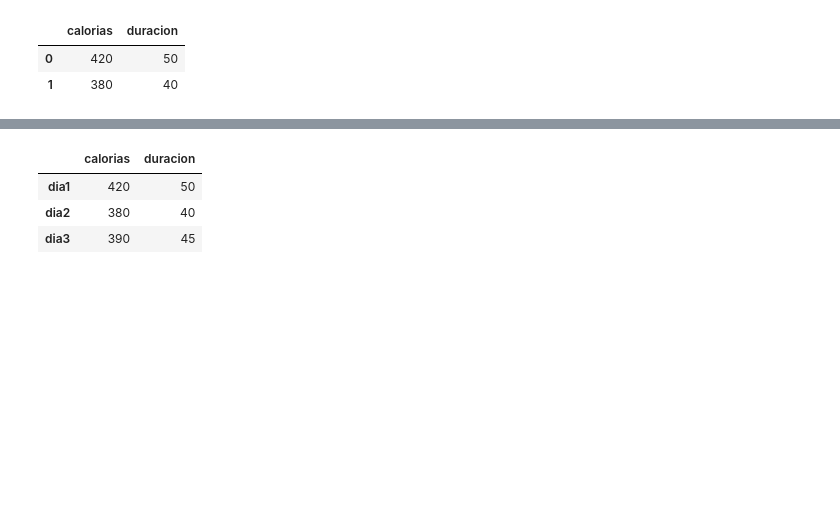
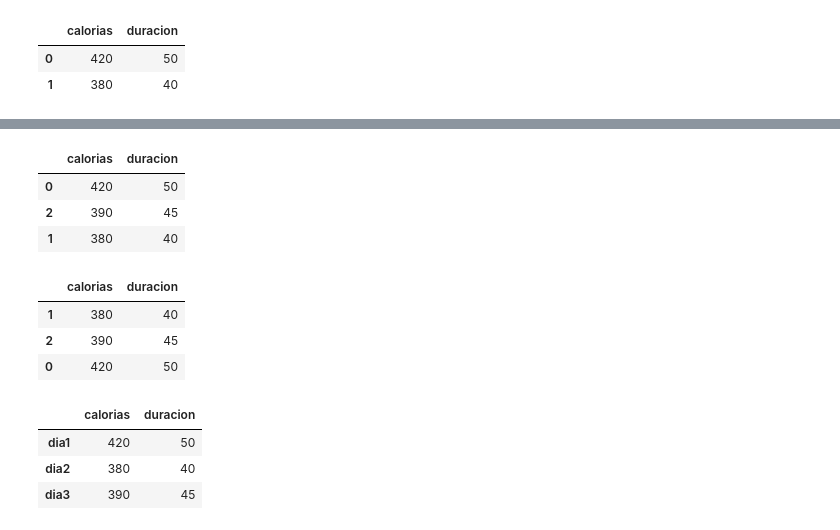
Before and after one commit to ppandomail/python, a Jupyter notebook: doc/04_pandas_03_dataframes.ipynb, the cells around one changed output, grey strips where cells are left out. Drawn from its saved outputs; the diff is of its cells as text; code cells hidden in the pictures; blank space fills up the shorter version.

```diff
--- a/doc/04_pandas_03_dataframes.ipynb
+++ b/doc/04_pandas_03_dataframes.ipynb
@@ -33,3 +68,19 @@ df.loc[[0,1]]
+# %%
+# ordenar columna descendente
+df.sort_values('calorias', ascending=False)
+# %% [output]
+|  | calorias | duracion |
+| 0 | 420 | 50 |
+| 2 | 390 | 45 |
+| 1 | 380 | 40 |
+# %%
+# ordenar columnas por dos valores
+df.sort_values(['calorias', 'duracion'], ascending=[True, False])
+# %% [output]
+|  | calorias | duracion |
+| 1 | 380 | 40 |
+| 2 | 390 | 45 |
+| 0 | 420 | 50 |
 # %%
 # Dataframe a partir de un diccionario con etiquetas definidas
 df = pd.DataFrame(datos, index = ["dia1", "dia2", "dia3"])
```
Also changed, not shown: parts of 9 cells of this notebook, 22 other files.
